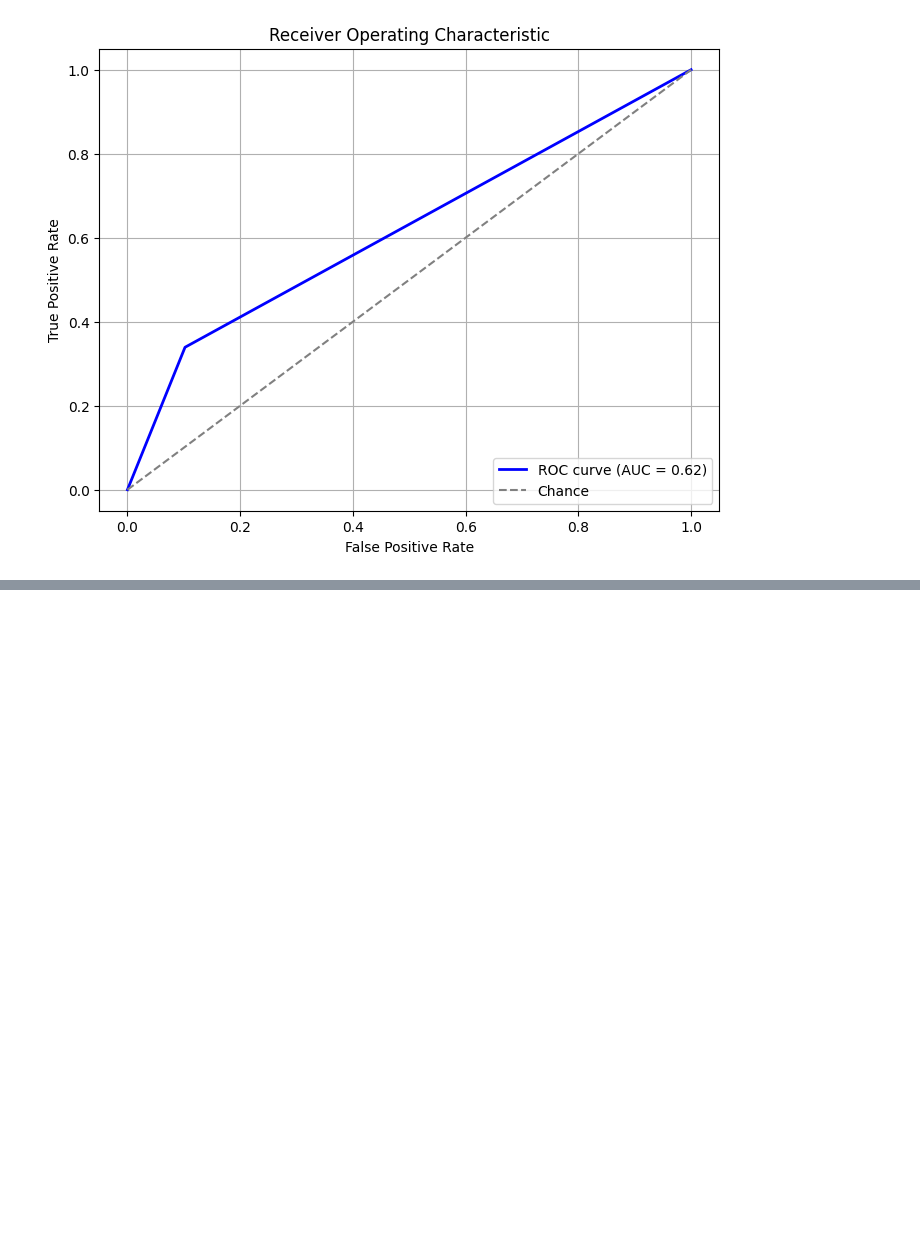
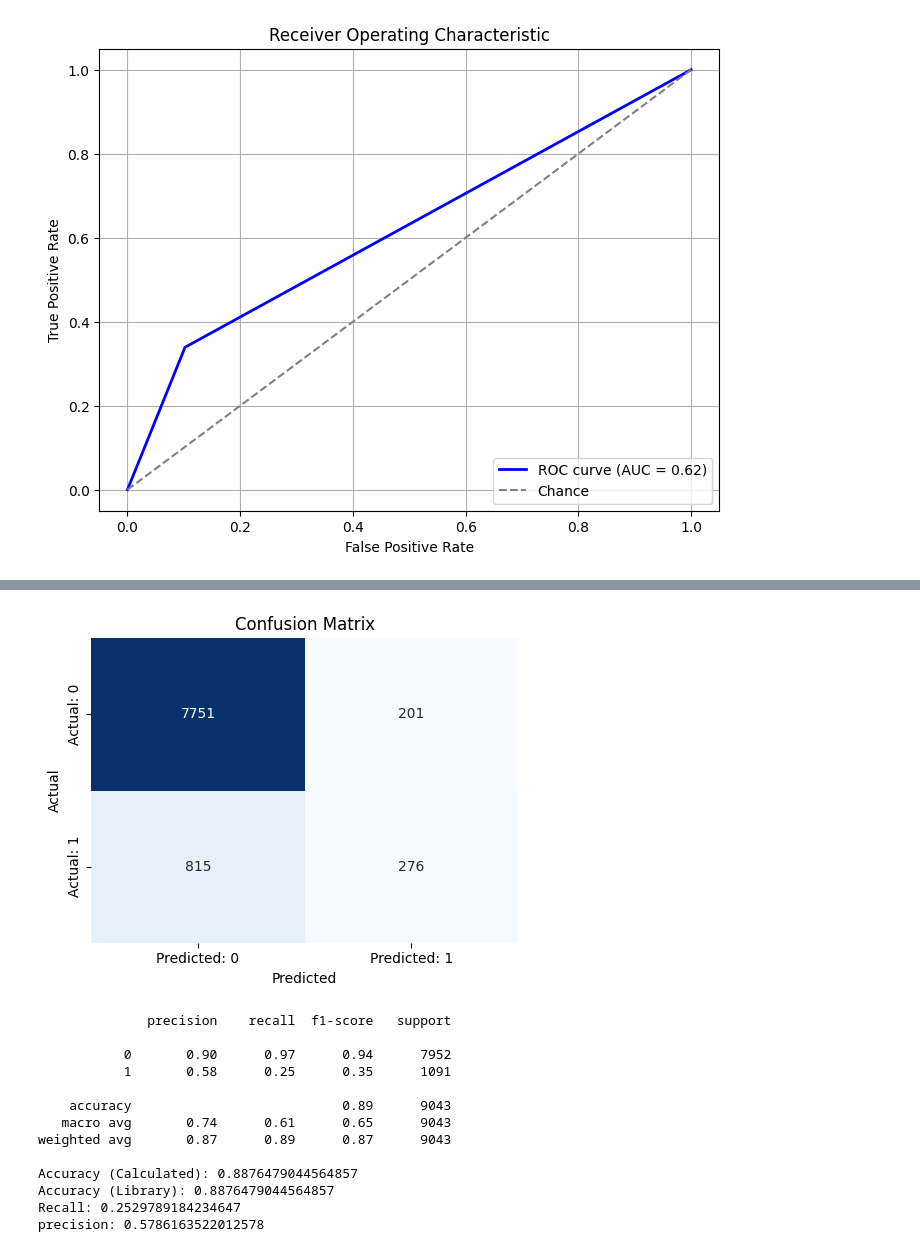
Before and after one commit to jmanwillz/ACML-Project, a Jupyter notebook: decision-trees/decision-trees-v2.ipynb, the cells around one changed output, grey strips where cells are left out. Saved outputs shown, nothing was run; the diff lists cells and outputs as text; code cells hidden in the pictures; blank space fills up the shorter version.

```diff
--- a/decision-trees/decision-trees-v2.ipynb
+++ b/decision-trees/decision-trees-v2.ipynb
@@ -210,0 +281,17 @@ Hello World
+# %%
+plot_confusion_matrix(y_pred, y_test)
+# %% [output]
+[figure, added]
+              precision    recall  f1-score   support
+
+           0       0.90      0.97      0.94      7952
+           1       0.58      0.25      0.35      1091
+
+    accuracy                           0.89      9043
+   macro avg       0.74      0.61      0.65      9043
+weighted avg       0.87      0.89      0.87      9043
+
+Accuracy (Calculated): 0.8876479044564857
+Accuracy (Library): 0.8876479044564857
+Recall: 0.2529789184234647
+precision: 0.5786163522012578
```
Also changed, not shown: parts of 27 cells of this notebook, 1 other file.
